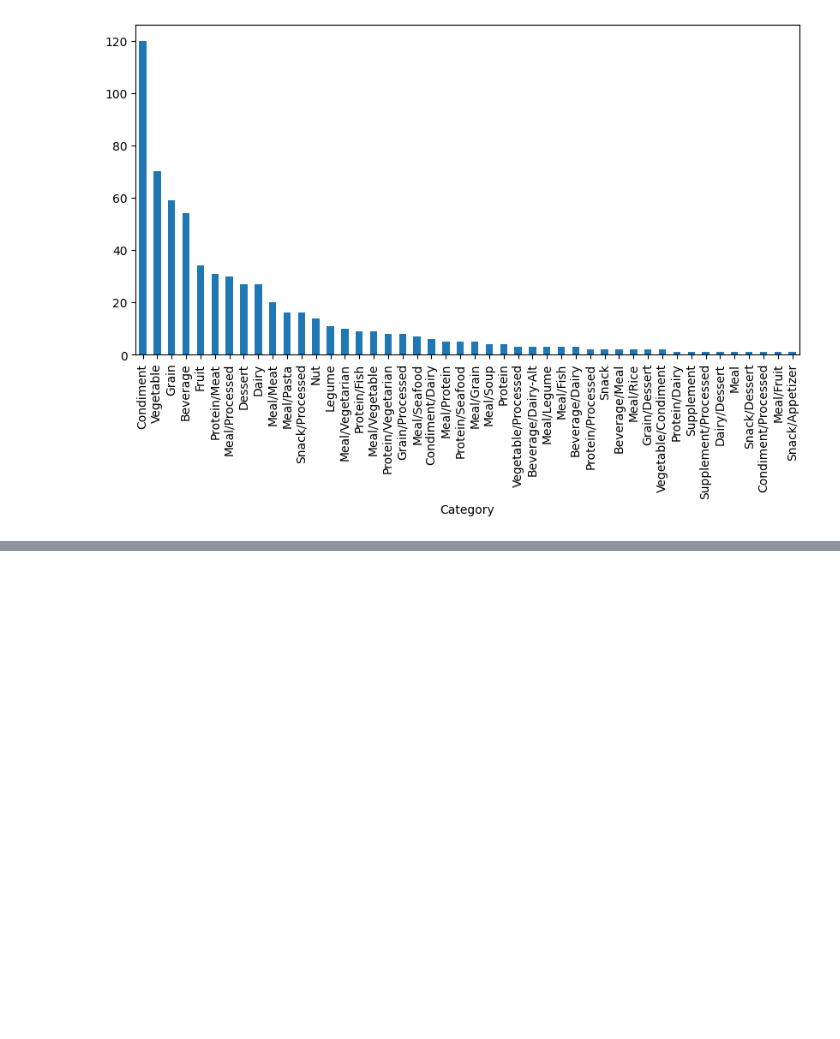
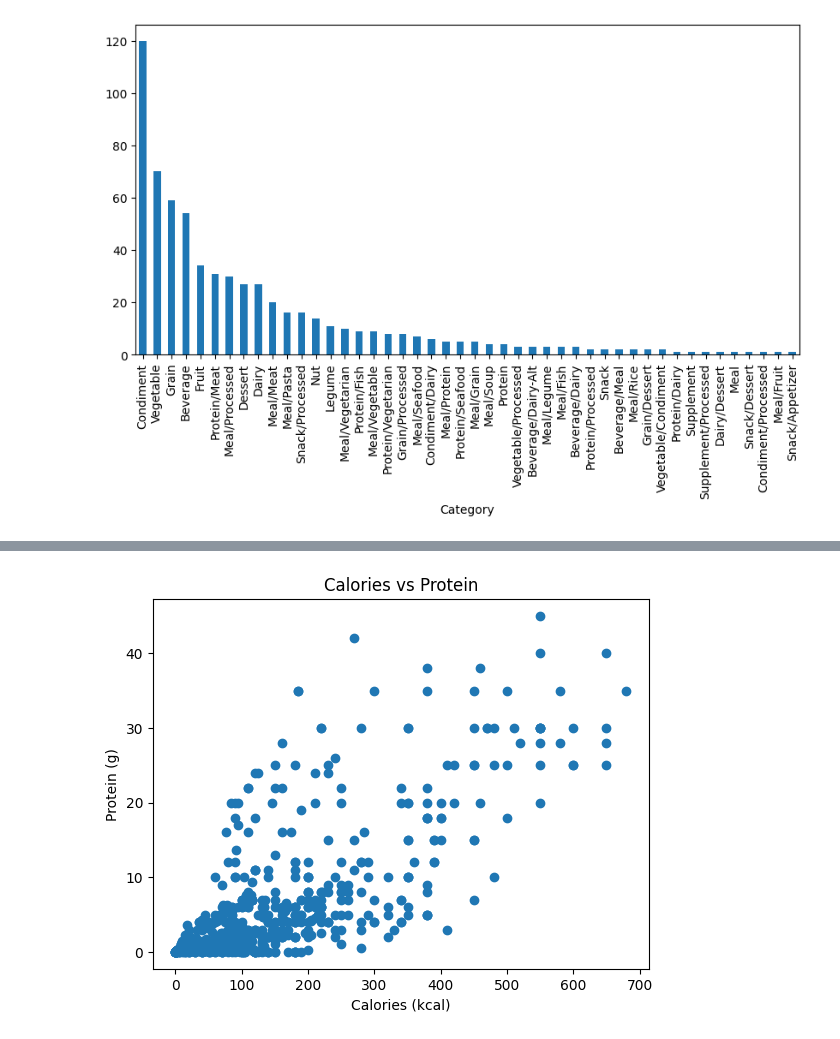
Before and after one commit to kamnakurre005-source/food_recommender, a Jupyter notebook: project1.ipynb, the cells around one changed output, grey strips where cells are left out. Saved outputs shown, nothing was run; the diff lists cells and outputs as text; code cells hidden in the pictures; blank space fills up the shorter version.

```diff
--- a/project1.ipynb
+++ b/project1.ipynb
@@ -92,0 +116,9 @@ df['Category'].value_counts().plot(kind='bar', figsize=(10,5))
+# %%
+plt.scatter((df['Calories (kcal)']),df['Protein (g)'])
+
+plt.title('Calories vs Protein')
+plt.xlabel('Calories (kcal)')
+plt.ylabel('Protein (g)')
+plt.show()
+# %% [output]
+[figure, added]
```
Also changed, not shown: parts of 4 cells of this notebook.
